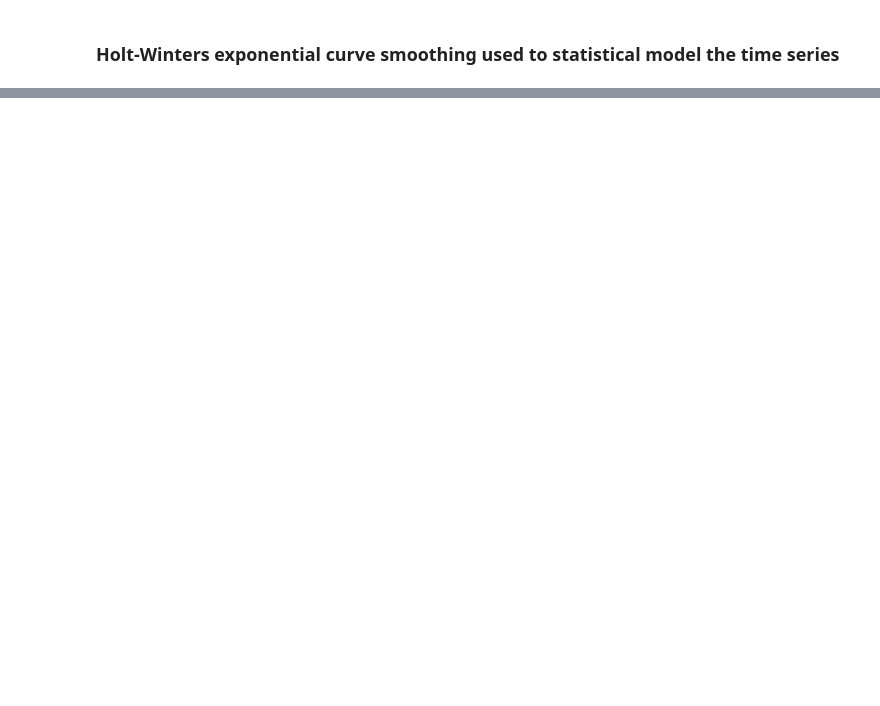
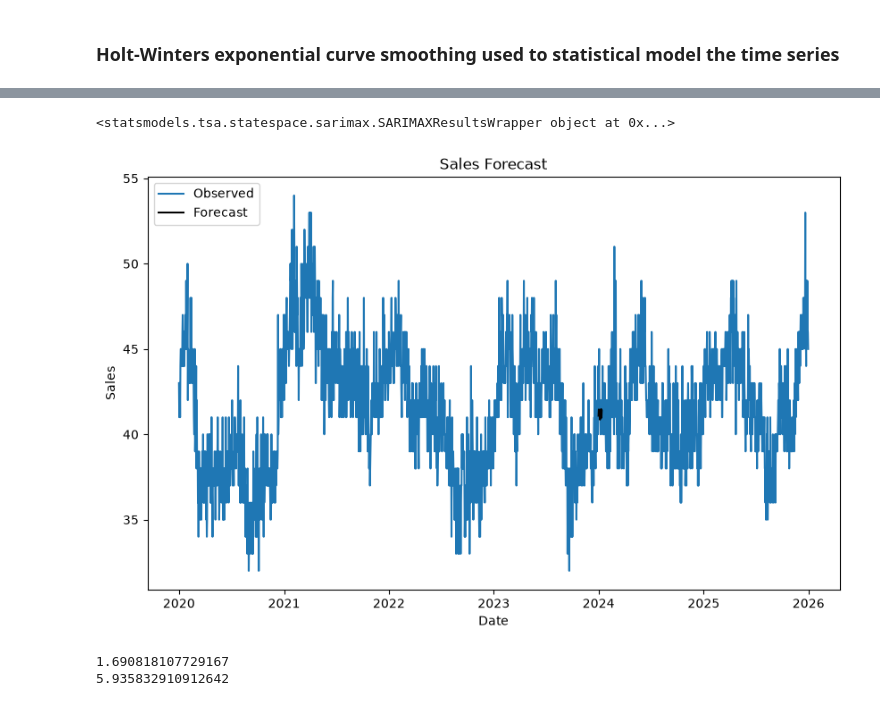
Before and after one commit to JosephDThomas/Chocolate_predictions, a Jupyter notebook: data_analysis.ipynb, the cells around one changed output, grey strips where cells are left out. Saved outputs shown, nothing was run; the diff lists cells and outputs as text; code cells hidden in the pictures; blank space fills up the shorter version.

```diff
--- a/data_analysis.ipynb
+++ b/data_analysis.ipynb
@@ -333,0 +391,42 @@ Non-Stationary
+# %%
+import numpy as np
+import pandas as pd
+import matplotlib.pyplot as plt
+from statsmodels.tsa.statespace.sarimax import SARIMAX
+from statsmodels.tsa.stattools import adfuller
+from sklearn.metrics import root_mean_squared_error
+
+# y_fit = df_fit[p].to_numpy()
+# y_test = df_test[p].to_numpy()
+A_fit = df_fit["Product_A"].to_numpy()
+A_test = df_test["Product_A"].to_numpy()
+
+p, d, q = 1, 1, 1
+P, D, Q, s = 1, 1, 1, 12
+
+model = SARIMAX(df_fit["Product_A"], order=(p, d, q), seasonal_order=(P, D, Q, s))
+results = model.fit()
+print(results)
+
+forecast_periods = 12
+forecast = results.forecast(steps=forecast_periods)
+
+# rmse_train = root_mean_squared_error(A_fit, results)
+# rmse_test = root_mean_squared_error(A_test, forecast)
+
+plt.figure(figsize=(10, 6))
+plt.plot(df["Product_A"], label='Observed')
+plt.plot(forecast, label='Forecast', color='black')
+plt.title("Sales Forecast")
+plt.xlabel("Date")
+plt.ylabel("Sales")
+plt.legend()
+plt.show()
+
+print(rmse_train)
+print(rmse_test)
+# %% [output]
+<statsmodels.tsa.statespace.sarimax.SARIMAXResultsWrapper object at 0x...>
+[figure, added]
+1.690818107729167
+5.935832910912642
```
Also changed, not shown: parts of 8 cells of this notebook.
